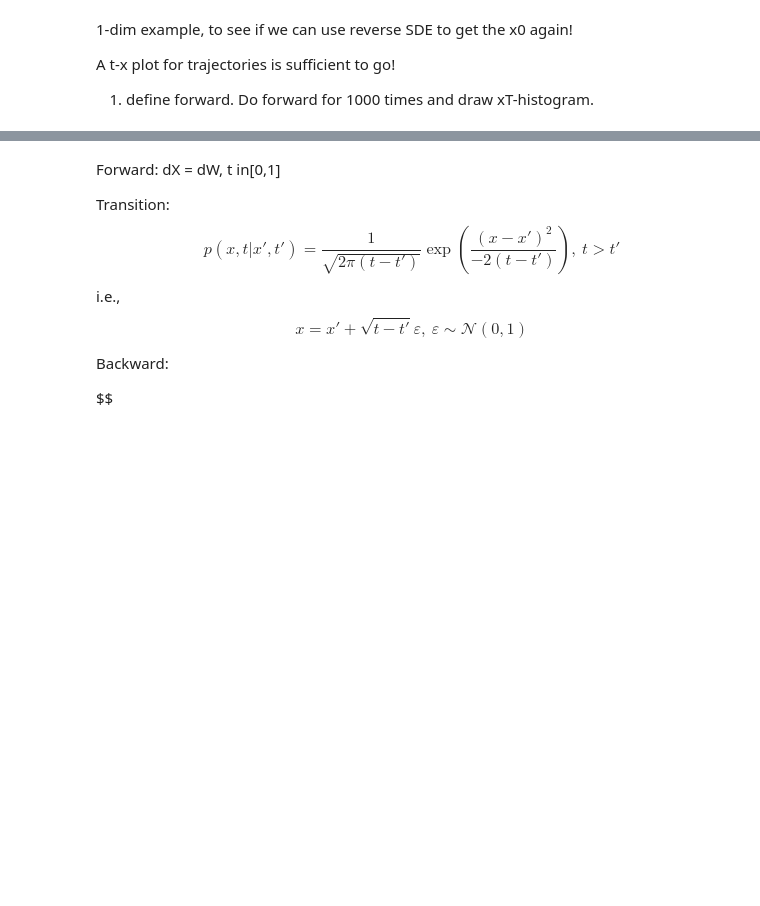
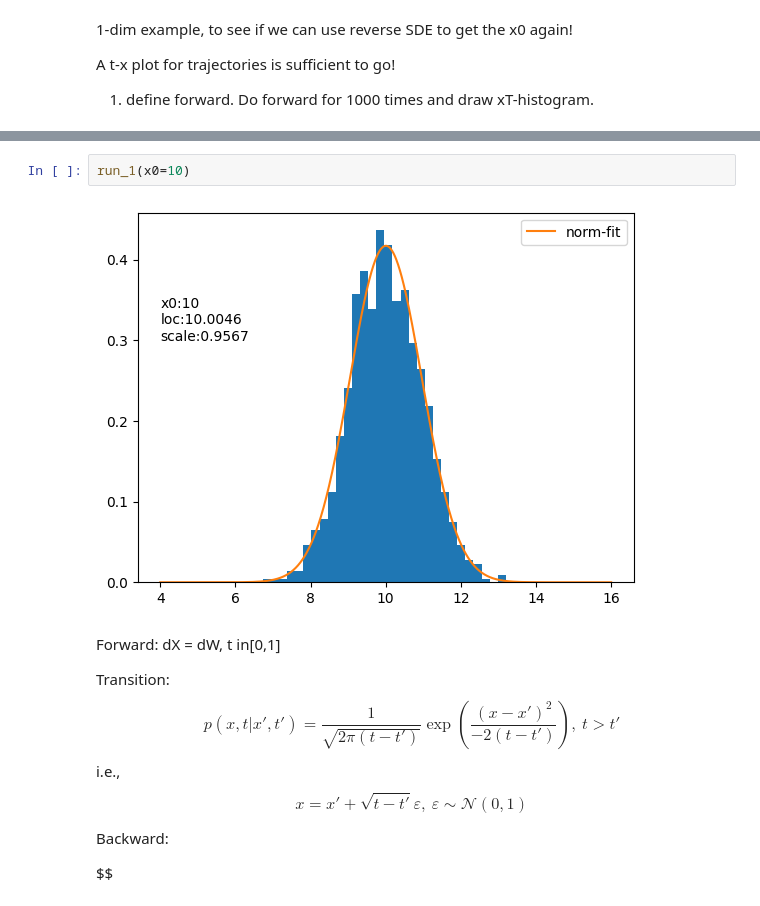
Before and after one commit to Rymoon/DDPM-SuJL, a Jupyter notebook: MyDDPM/apps/ddpm2_emp_1d.ipynb, the cells around one changed output, grey strips where cells are left out. Cells and saved outputs as stored; diff of their text form; blank space fills up the shorter version.

```diff
--- a/MyDDPM/apps/ddpm2_emp_1d.ipynb
+++ b/MyDDPM/apps/ddpm2_emp_1d.ipynb
@@ -44,3 +47,7 @@ plt.show()
+# %%
+run_1(x0=10)
+# %% [output]
+[figure, added]
 # %% [markdown]
 Forward: dX = dW, t in[0,1]
 
```
Also changed, not shown: parts of 1 cell of this notebook, 1 other file.
